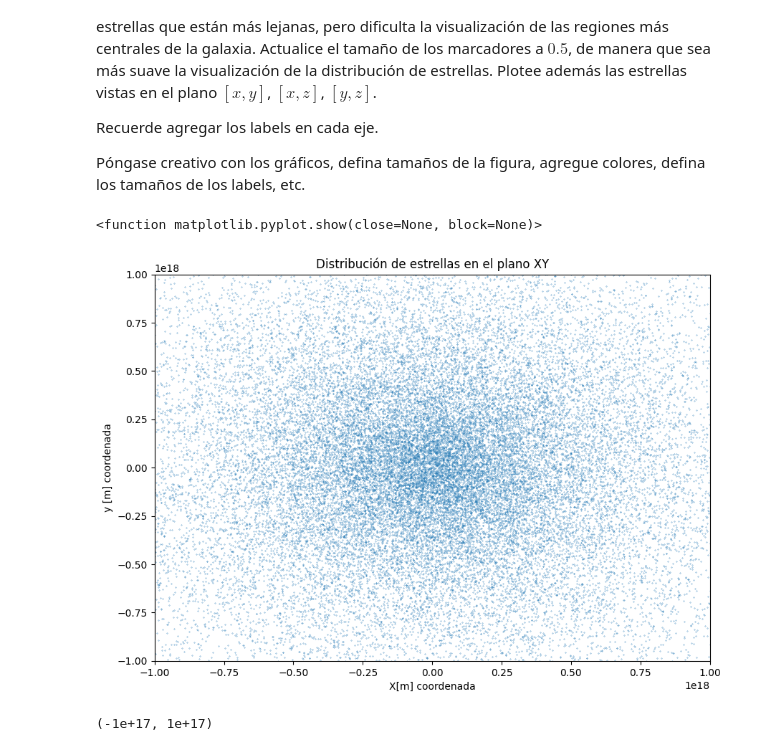
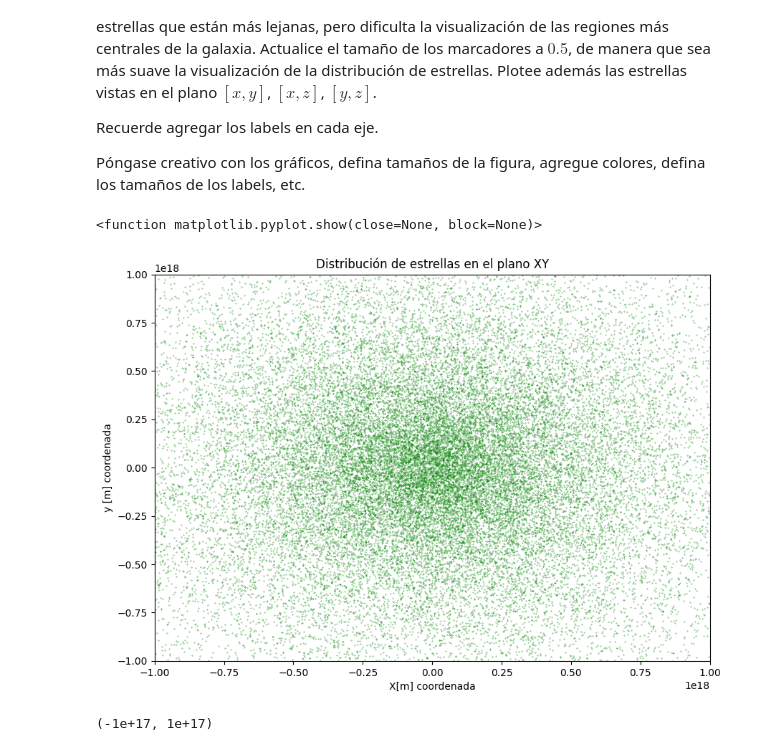
Before and after one commit to martinmaturana777/Tarea-1, a Jupyter notebook: Tarea_1.ipynb, the cells around one changed output. Drawn from its saved outputs; the diff is of its cells as text; code cells hidden in the pictures.

```diff
--- a/Tarea_1.ipynb
+++ b/Tarea_1.ipynb
@@ -384,16 +384,16 @@ Póngase creativo con los gráficos, defina tamaños de la figura, agregue color
 # %%
 # Grafique vista en plano [x, y] aquí
 plt.figure(figsize=(10,7))
-plt.plot(df_galaxy2['x[m]'], df_galaxy2['y[m]'], '.', markersize=0.5)
+plt.plot(df_galaxy2['x[m]'], df_galaxy2['y[m]'], '.',color='g', markersize=0.5)
 plt.xlabel('X[m] coordenada')
 plt.ylabel('y [m] coordenada')
 plt.title('Distribución de estrellas en el plano XY')
 plt.xlim(-1e18,1e18)
 plt.ylim(-1e18,1e18)
 plt.show
 # %% [output]
 <function matplotlib.pyplot.show(close=None, block=None)>
-[figure, old version]
+[figure, new version]
 # %%
 # Grafique vista en plano [x, z] aquí
 plt.figure(figsize=(10,10))
```
Also changed, not shown: parts of 7 cells of this notebook.
